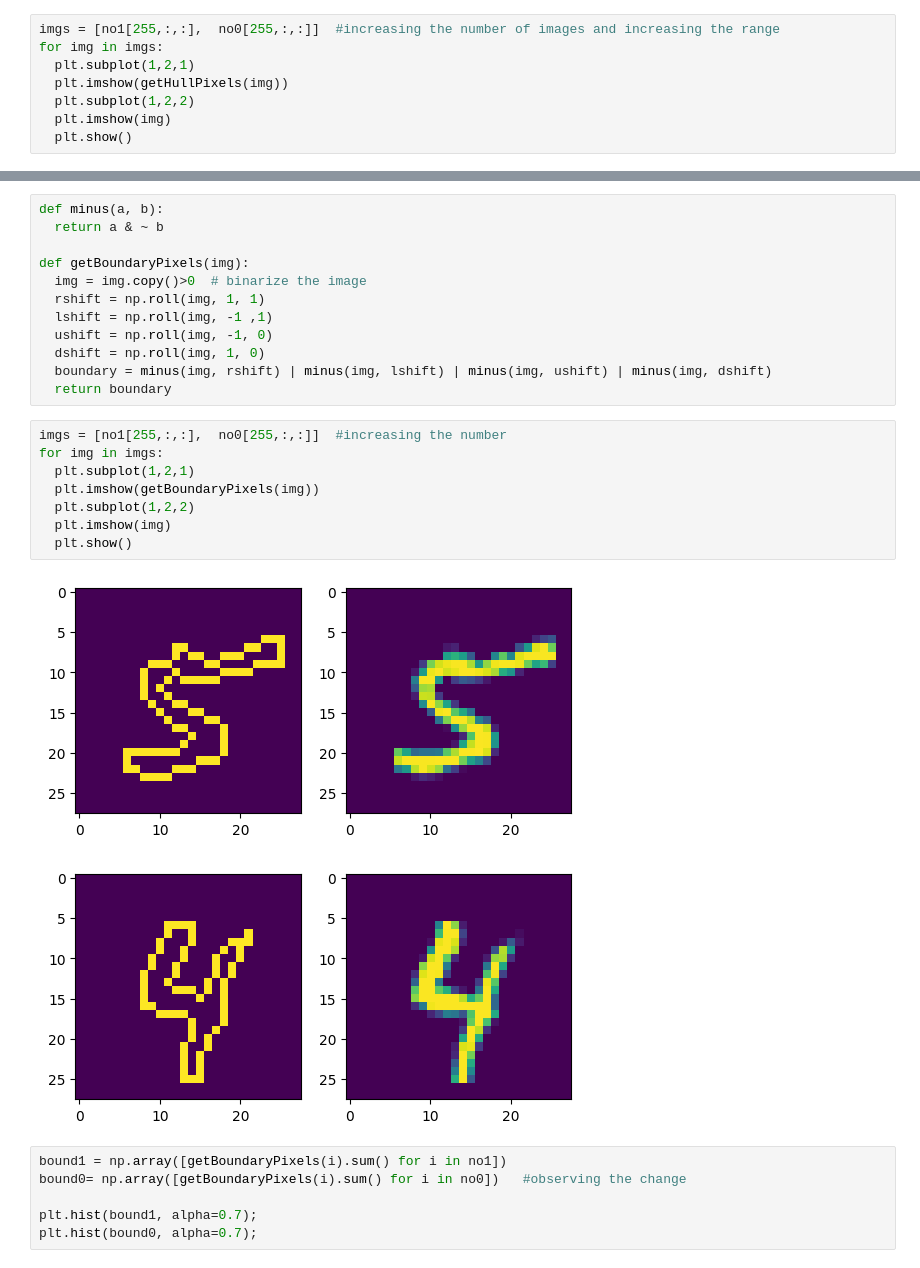
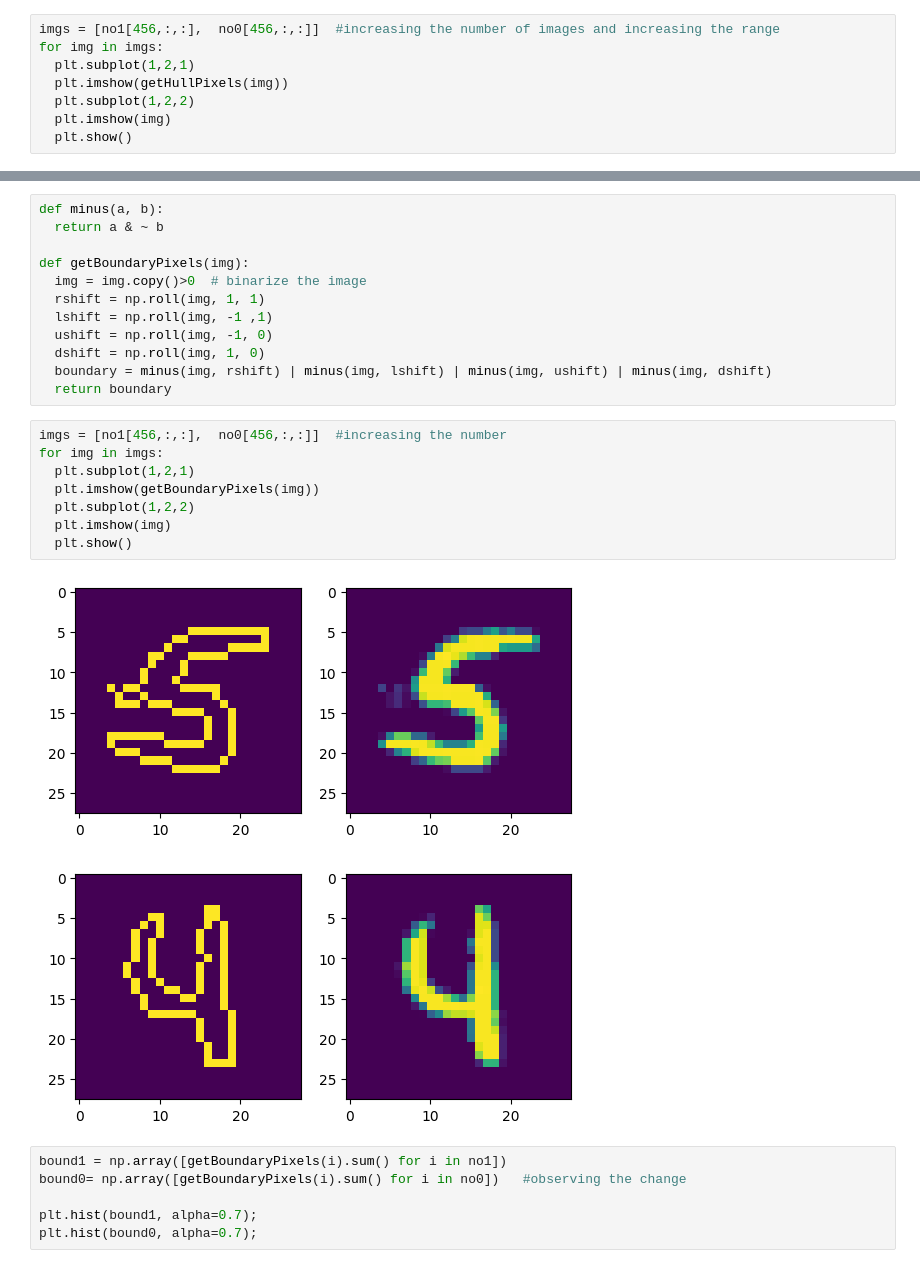
Before and after one commit to nasira-banu/nasirabanussprojectiiith, a Jupyter notebook: Copy_of_AIML_III_Module_01_Lab_01_Features.ipynb, the cells around one changed output, grey strips where cells are left out. Cells and saved outputs as stored; diff of their text form.

```diff
--- a/Copy_of_AIML_III_Module_01_Lab_01_Features.ipynb
+++ b/Copy_of_AIML_III_Module_01_Lab_01_Features.ipynb
@@ -354,7 +361,7 @@ def getHullPixels(img):
   hull =  im1 & im2 & im3 & im4 # this will create a binary image with all the holes filled in.
   return hull
 # %%
-imgs = [no1[255,:,:],  no0[255,:,:]]  #increasing the number of images and increasing the range
+imgs = [no1[456,:,:],  no0[456,:,:]]  #increasing the number of images and increasing the range
 for img in imgs:
   plt.subplot(1,2,1)
   plt.imshow(getHullPixels(img))
@@ -389,16 +396,16 @@ def getBoundaryPixels(img):
   boundary = minus(img, rshift) | minus(img, lshift) | minus(img, ushift) | minus(img, dshift)
   return boundary
 # %%
-imgs = [no1[255,:,:],  no0[255,:,:]]  #increasing the number
+imgs = [no1[456,:,:],  no0[456,:,:]]  #increasing the number
 for img in imgs:
   plt.subplot(1,2,1)
   plt.imshow(getBoundaryPixels(img))
   plt.subplot(1,2,2)
   plt.imshow(img)
   plt.show()
 # %% [output]
-[figure, old version]
+[figure, new version]
-[figure, old version]
+[figure, new version]
 # %%
 bound1 = np.array([getBoundaryPixels(i).sum() for i in no1])
 bound0= np.array([getBoundaryPixels(i).sum() for i in no0])   #observing the change
```
Also changed, not shown: parts of 10 cells of this notebook.
